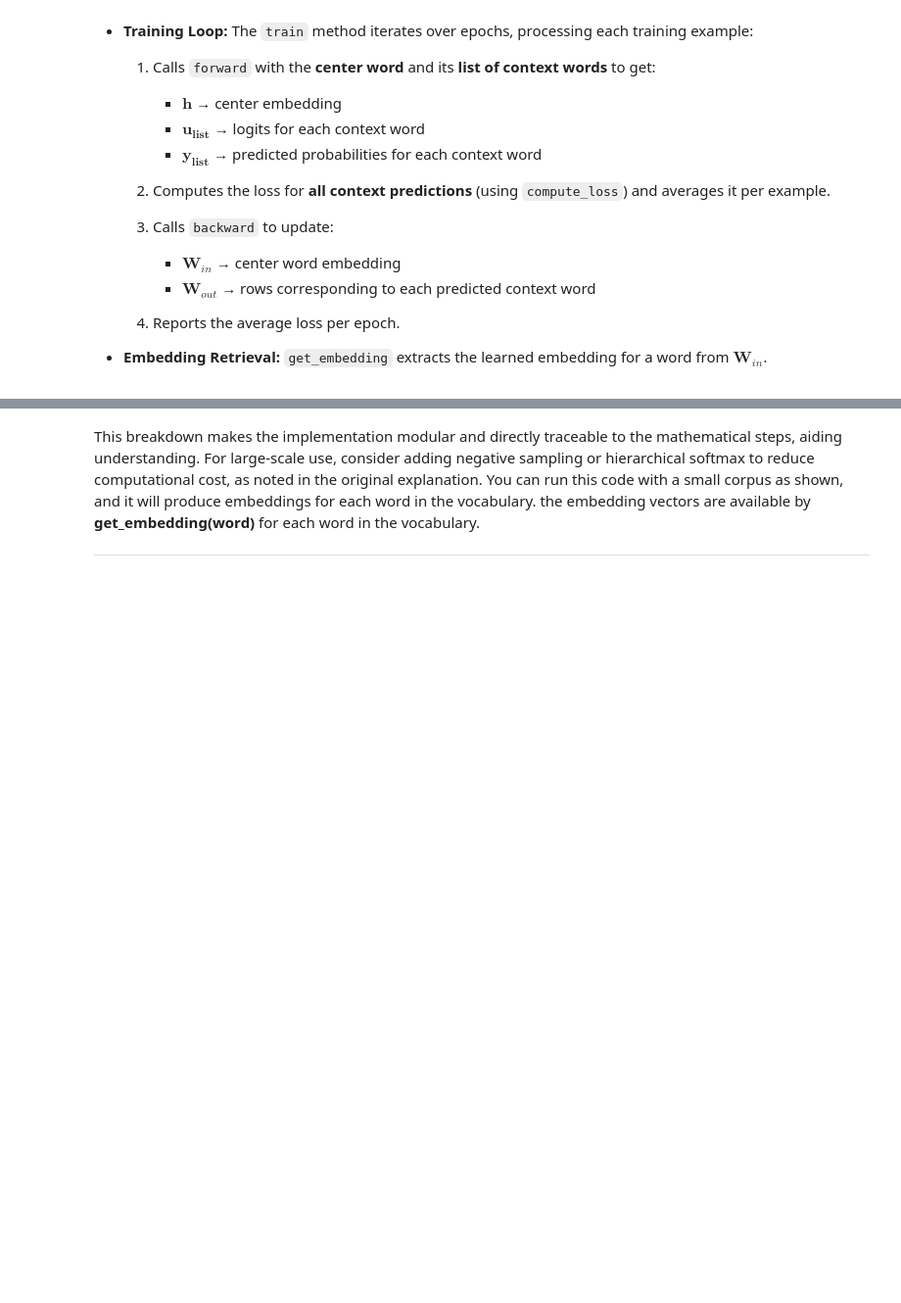
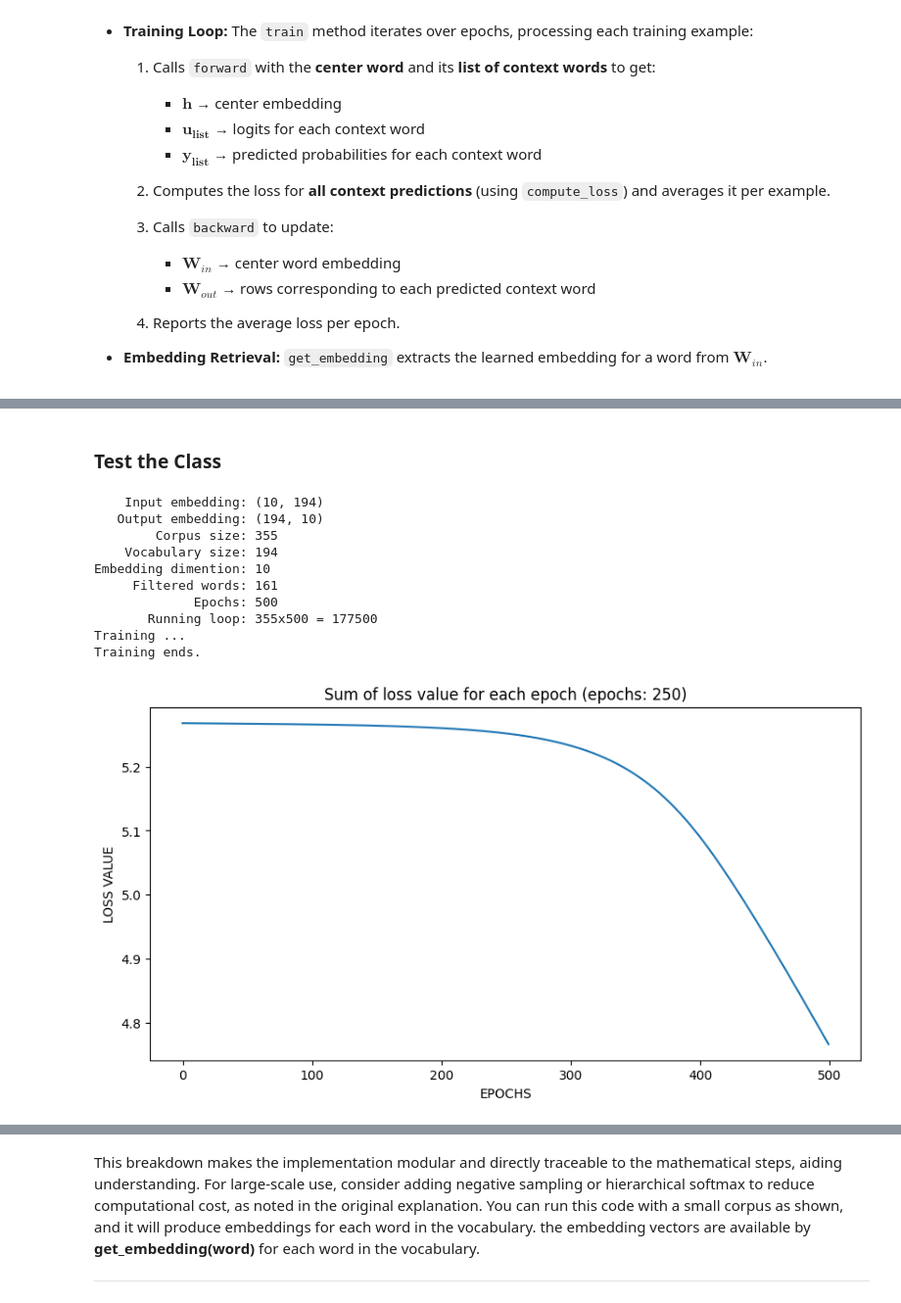
Before and after one commit to abdhmohammadi/NLP, a Jupyter notebook: TextVectorization/SkipGram.ipynb, the cells around one changed output, grey strips where cells are left out. Shown at 98% size. Cells and saved outputs as stored; diff of their text form; code cells hidden in the pictures; blank space fills up the shorter version.

```diff
--- a/TextVectorization/SkipGram.ipynb
+++ b/TextVectorization/SkipGram.ipynb
@@ -230,8 +271,10 @@ $-\log \frac{e^{u_{t+j}}}{\underset{k=1}{\overset{|V|}{\sum}}e^{u_k}}=-(\log e^{
 
 In the following cell, we defined a simple loss function:
 # %%
-def compute_loss(u, context):
-    # Loss E = -u_{t+j} + log(sum exp(u_k))
-    return -u[context] + np.log(np.sum(np.exp(u)))
+def compute_loss(y, context_word_indices):
+    loss = 0
+    for idx in context_word_indices:
+        loss += -np.log(y[idx] + 1e-10)
+    return loss
 # %% [markdown]
 After forward pass can compute loss value of the model for each context word, It need to pass the center word to return `h`, `logits` and `softmax` values. Using `generate_training_data`, the `model` has created well-structured train data, Now I can access to each pair thruogh returned data. I access to center at index `0` of each element and also to a context word at index `1`.
@@ -631,0 +748,28 @@ Embedding for word 'high.':
+# %% [markdown]
+### Test the Class
+# %%
+model = SkipGram(corpus, embedding_dim=10, window_size=2, epochs=500, min_count=1)
+
+model.train(verbose=False)
+
+loss_list = model.loss
+
+# Plot the training loss
+plt.figure(figsize=(10,5))
+plt.xlabel('EPOCHS')
+plt.ylabel('LOSS VALUE')
+plt.title(f'Sum of loss value for each epoch (epochs: {250})')
+plt.plot(loss)
+plt.show()
+# %% [output]
+    Input embedding: (10, 194)
+   Output embedding: (194, 10)
+        Corpus size: 355
+    Vocabulary size: 194
+Embedding dimention: 10
+     Filtered words: 161
+             Epochs: 500
+       Running loop: 355x500 = 177500
+Training ...
+Training ends.
+[figure, added]
```
Also changed, not shown: parts of 35 cells of this notebook, 11 other files.
